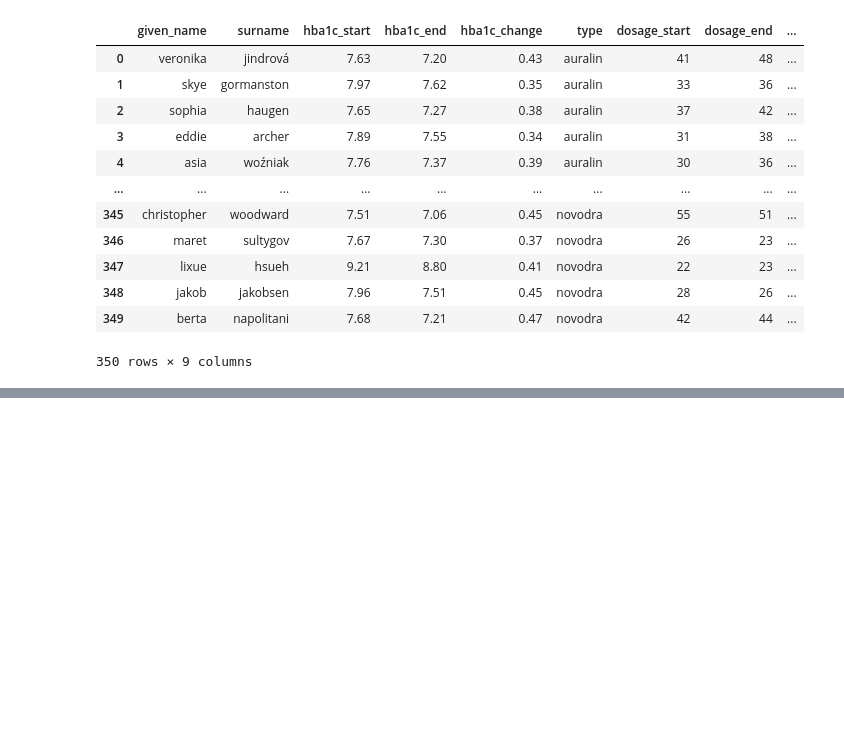
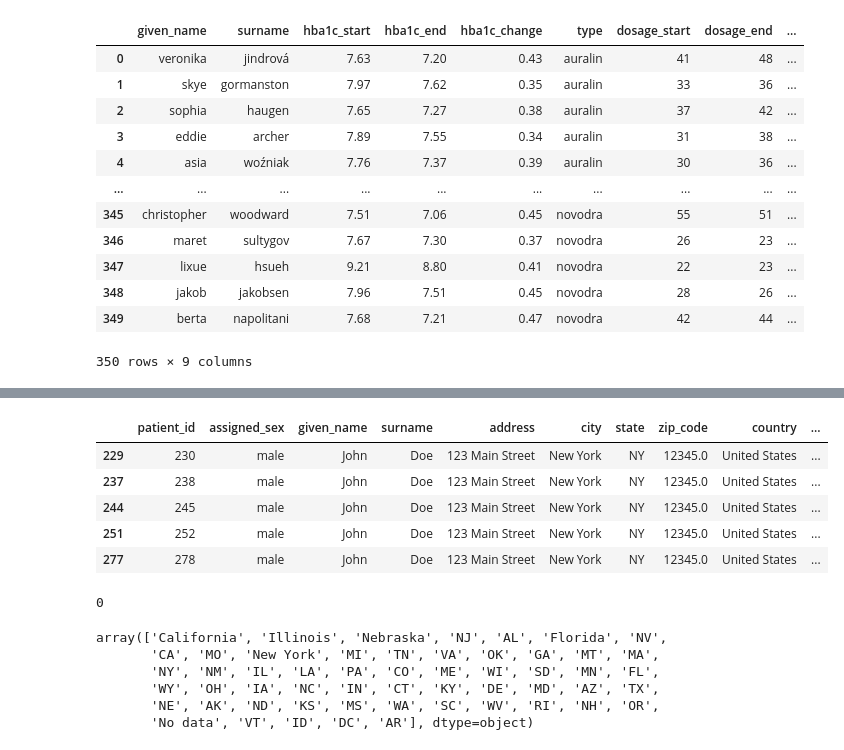
Before and after one commit to Alriyan1/Data_Visualization_Tutorial, a Jupyter notebook: data_accessing_and_cleaning.ipynb, the cells around one changed output, grey strips where cells are left out. Cells and saved outputs as stored; diff of their text form; code cells hidden in the pictures; blank space fills up the shorter version.

```diff
--- a/data_accessing_and_cleaning.ipynb
+++ b/data_accessing_and_cleaning.ipynb
@@ -575,0 +632,2 @@ treatments_df
+# %%
+patients_df.fillna('No data',inplace=True)
@@ -575,0 +659,2 @@ treatments_df
+# %%
+patients_df['given_name'].replace({'Dsvid':'David'},inplace=True)
@@ -575,0 +675,9 @@ treatments_df
+# %%
+patients_df[patients_df.duplicated(subset=['given_name','surname'])==True]
+# %% [output]
+|  | patient_id | assigned_sex | given_name | surname | address | city | state | zip_code | country | ... |
+| 229 | 230 | male | John | Doe | 123 Main Street | New York | NY | 12345.0 | United States | ... |
+| 237 | 238 | male | John | Doe | 123 Main Street | New York | NY | 12345.0 | United States | ... |
+| 244 | 245 | male | John | Doe | 123 Main Street | New York | NY | 12345.0 | United States | ... |
+| 251 | 252 | male | John | Doe | 123 Main Street | New York | NY | 12345.0 | United States | ... |
+| 277 | 278 | male | John | Doe | 123 Main Street | New York | NY | 12345.0 | United States | ... |
@@ -575,0 +686,13 @@ treatments_df
+# %%
+patients_df.duplicated(subset=['given_name','surname']).sum()
+# %% [output]
+0
+# %%
+patients_df['state'].unique()
+# %% [output]
+array(['California', 'Illinois', 'Nebraska', 'NJ', 'AL', 'Florida', 'NV',
+       'CA', 'MO', 'New York', 'MI', 'TN', 'VA', 'OK', 'GA', 'MT', 'MA',
+       'NY', 'NM', 'IL', 'LA', 'PA', 'CO', 'ME', 'WI', 'SD', 'MN', 'FL',
+       'WY', 'OH', 'IA', 'NC', 'IN', 'CT', 'KY', 'DE', 'MD', 'AZ', 'TX',
+       'NE', 'AK', 'ND', 'KS', 'MS', 'WA', 'SC', 'WV', 'RI', 'NH', 'OR',
+       'No data', 'VT', 'ID', 'DC', 'AR'], dtype=object)
```
Also changed, not shown: parts of 10 cells of this notebook.
